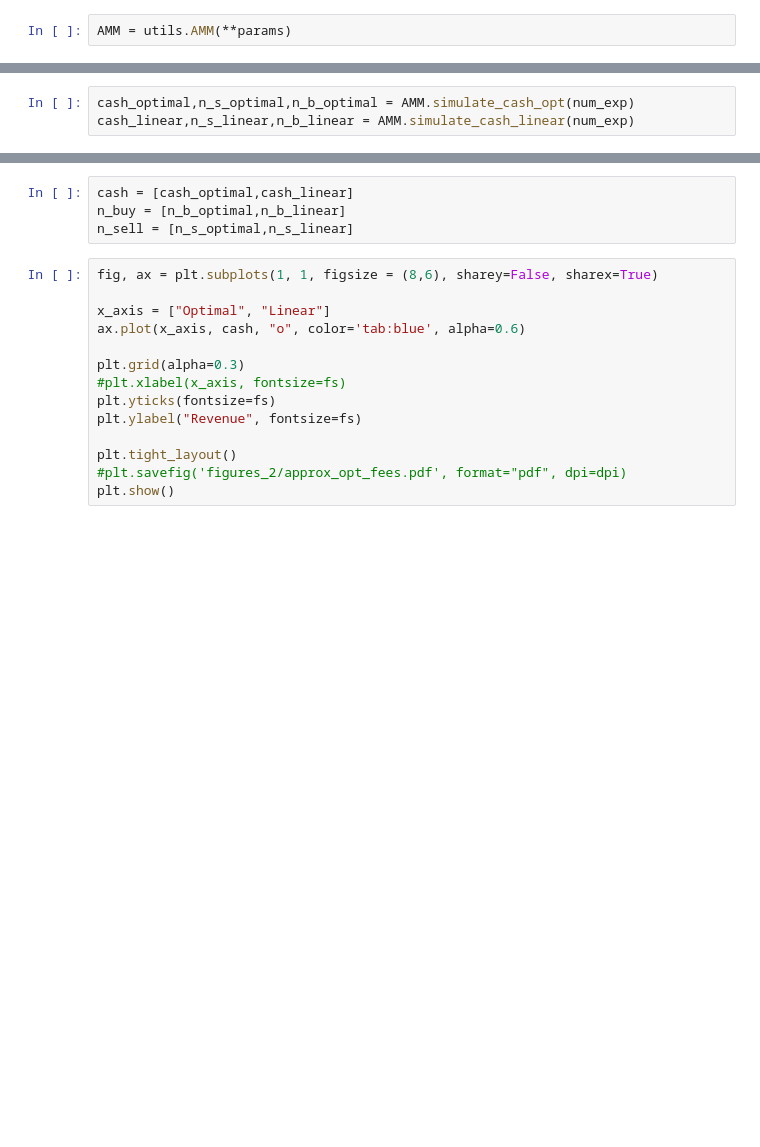
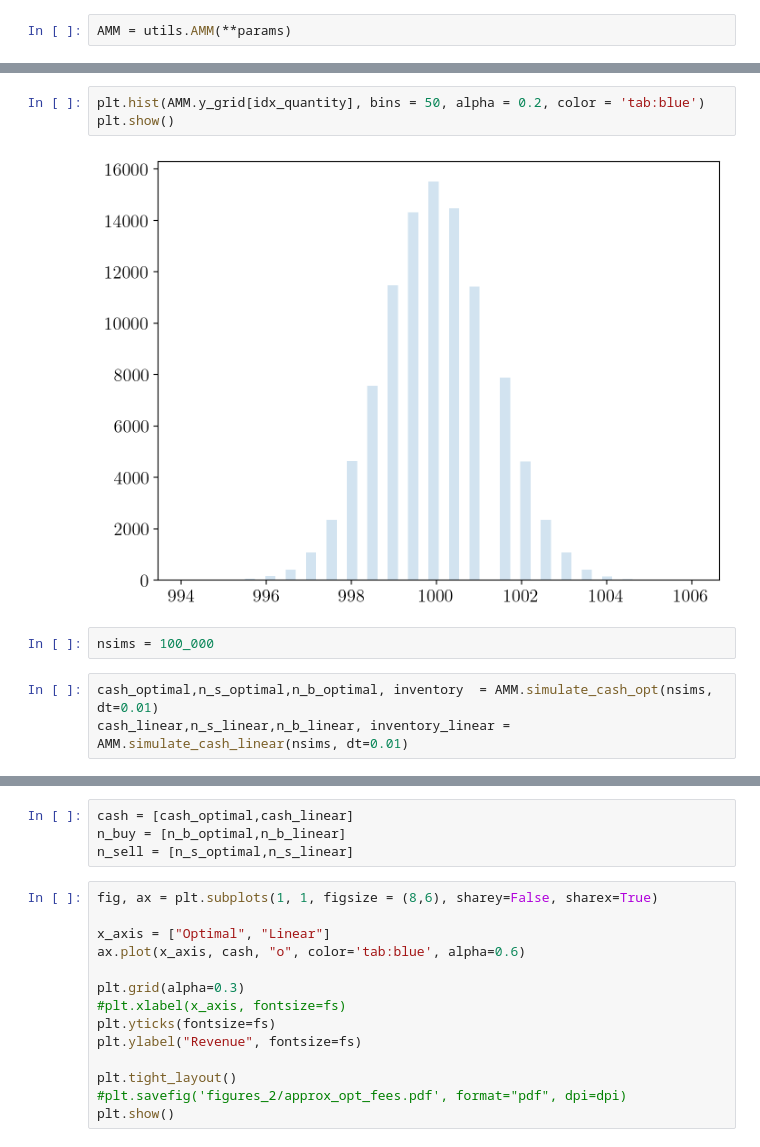
Before and after one commit to leonardobaggiani/amm-fees, a Jupyter notebook: simulations-and-comparisons.ipynb, the cells around one changed output, grey strips where cells are left out. Saved outputs shown, nothing was run; the diff lists cells and outputs as text; blank space fills up the shorter version.

```diff
--- a/CashProcessAMM.ipynb
+++ b/simulations-and-comparisons.ipynb
@@ -47,3 +84,10 @@ num_exp = 10000
+# %%
+plt.hist(AMM.y_grid[idx_quantity], bins = 50, alpha = 0.2, color = 'tab:blue')
+plt.show()
+# %% [output]
+[figure, added]
+# %%
+nsims = 100_000
 # %%
-cash_optimal,n_s_optimal,n_b_optimal = AMM.simulate_cash_opt(num_exp)
-cash_linear,n_s_linear,n_b_linear = AMM.simulate_cash_linear(num_exp)
+cash_optimal,n_s_optimal,n_b_optimal, inventory  = AMM.simulate_cash_opt(nsims, dt=0.01)
+cash_linear,n_s_linear,n_b_linear, inventory_linear = AMM.simulate_cash_linear(nsims, dt=0.01)
```
Also changed, not shown: parts of 9 cells of this notebook, 1 other file.
